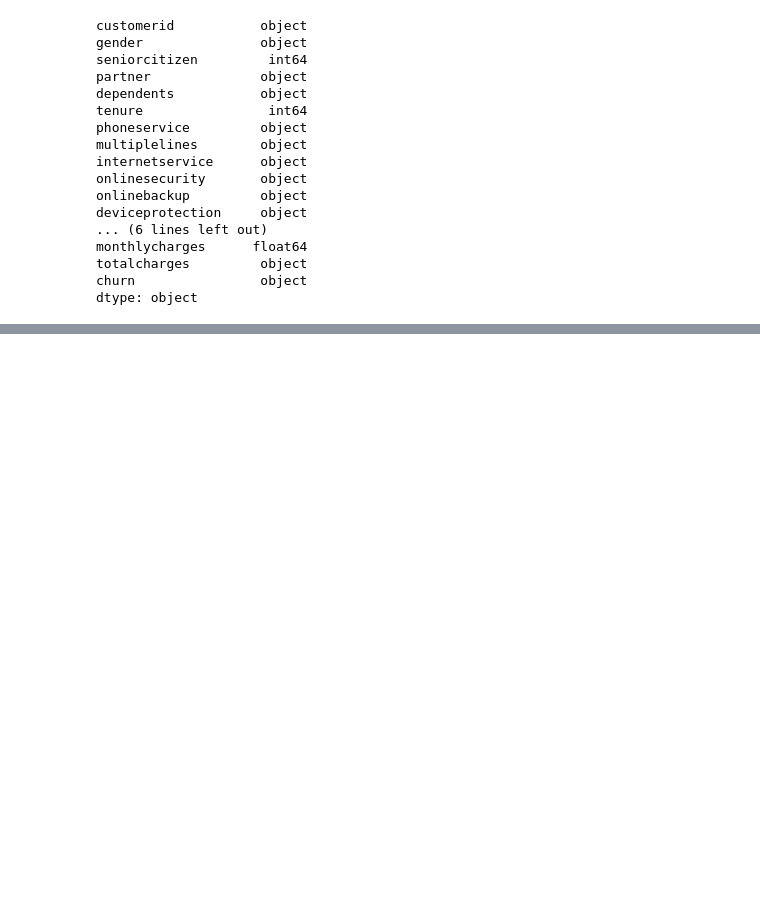
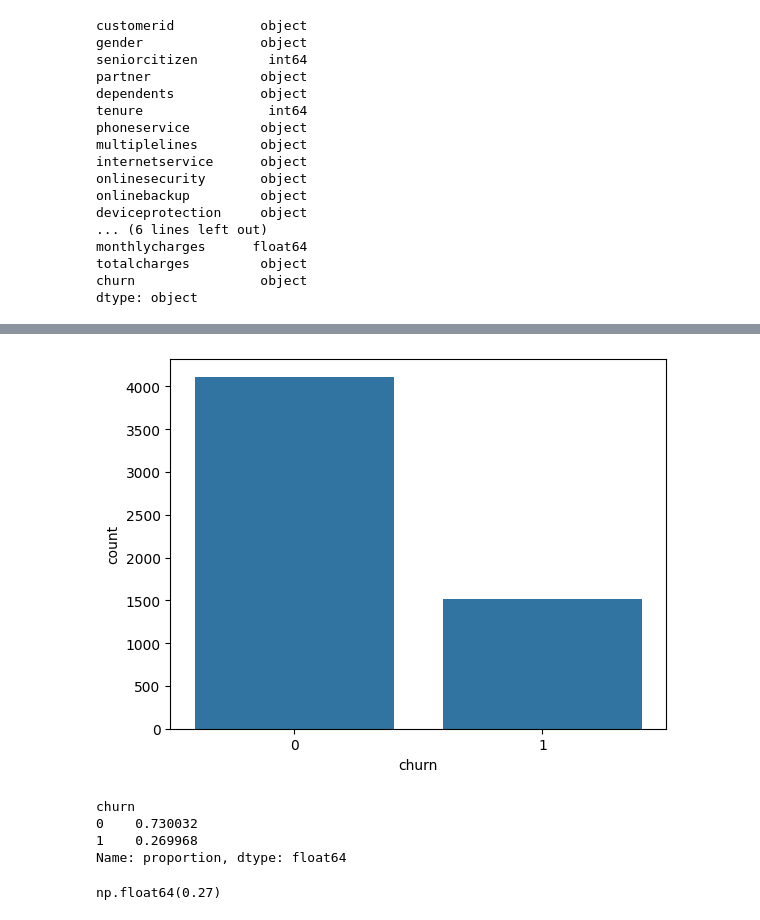
Before and after one commit to jmstache/ml-zoomcamp, a Jupyter notebook: 03-logistic-regression/logistic-regression.ipynb, the cells around one changed output, grey strips where cells are left out. Saved outputs shown, nothing was run; the diff lists cells and outputs as text; code cells hidden in the pictures; blank space fills up the shorter version.

```diff
--- a/03-logistic-regression/logistic-regression.ipynb
+++ b/03-logistic-regression/logistic-regression.ipynb
@@ -103,5 +106,3 @@ monthlycharges      float64
 totalcharges         object
 churn                object
 dtype: object
-# %%
-df['totalcharges'] = pd.to_numeric(df["totalcharges"])
@@ -123,0 +126,3 @@ df["churn"] = df["churn"].map({"yes": 1, "no": 0})
+# %%
+df_full_train, df_test = train_test_split(df, test_size=0.2, random_state=1)
+df_train, df_val = train_test_split(df_full_train, test_size=0.25, random_state=1) # 25% is 20% of 80% (train_val)
@@ -123,0 +133,5 @@ df["churn"] = df["churn"].map({"yes": 1, "no": 0})
+# %%
+df_train = df_train.reset_index(drop=True)
+df_val = df_val.reset_index(drop=True)
+df_test = df_test.reset_index(drop=True)
+df_full_train = df_full_train.reset_index(drop=True)
@@ -123,0 +172,20 @@ df["churn"] = df["churn"].map({"yes": 1, "no": 0})
+# %%
+# distribution of target variable churn
+sns.countplot(x='churn', data=df_full_train)
+plt.show()
+# %% [output]
+[figure, added]
+# %%
+# normalize=True calculates the proportion of each class to the total number of observations
+df_full_train['churn'].value_counts(normalize=True)
+# %% [output]
+churn
+0    0.730032
+1    0.269968
+Name: proportion, dtype: float64
+# %%
+# churn rate is the mean of the churn column (0 or 1) - returns fraction of 1s
+global_churn = round(df_full_train['churn'].mean(), 2)
+global_churn
+# %% [output]
+np.float64(0.27)
```
Also changed, not shown: parts of 86 cells of this notebook.
